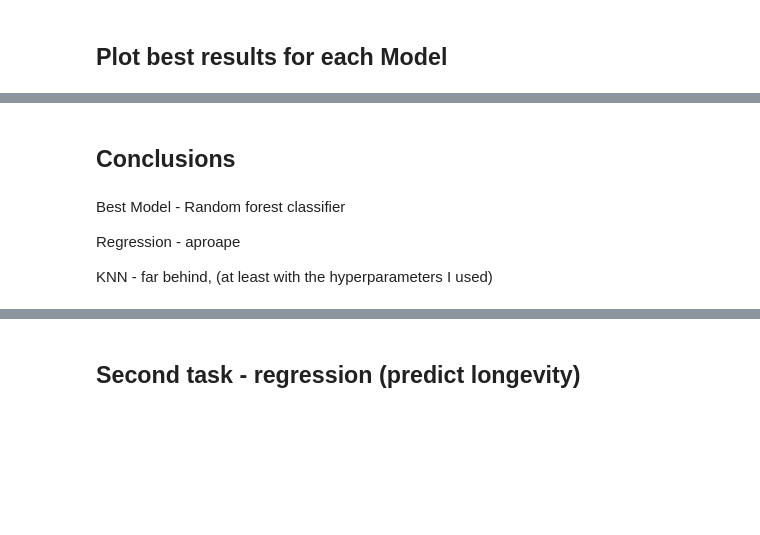
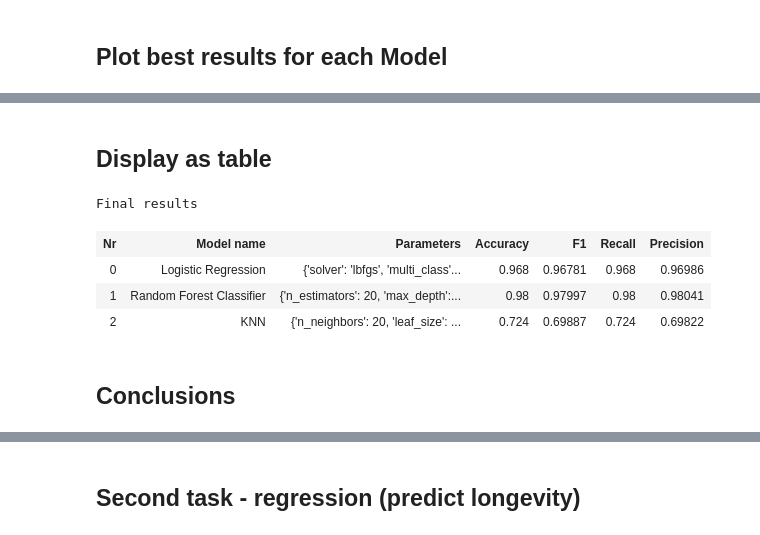
Before and after one commit to mdiannna/MachineLearningHomeworks, a Jupyter notebook: Homework1.ipynb, the cells around one changed output, grey strips where cells are left out. Saved outputs shown, nothing was run; the diff lists cells and outputs as text; code cells hidden in the pictures; blank space fills up the shorter version.

Commit message:
Added final results and some comments

```diff
--- a/Homework1.ipynb
+++ b/Homework1.ipynb
@@ -675,9 +734,39 @@ plt.show()
+# %% [markdown]
+## Display as table
+# %%
+
+# Build table header
+tableHeader = '<tr>'
+for item in ["Nr", "Model name", "Parameters", "Accuracy", "F1", "Recall", "Precision"]:
+    tableHeader += '<th>' + item  + '</th>'
+tableHeader += '</tr>'
+
+data_rows = ''
+nr = 0
+# best_model_indices = [0, 0, 0]
+
+for j in range(0, nr_models):
+    data_row = '<tr>'
+    data_row += '<td>' + str(nr) + '</td>'
+    data_row += '<td>' + model_names[j] + '</td>'
+    data_row += '<td>' + str(lp[j][best_model_indices[j]]) + '</td>'
+    data_row += '<td>' + str(float("{0:.5f}".format(accuracies[j]))) + '</td>'
+    data_row += '<td>' + str(float("{0:.5f}".format(f1s[j]))) + '</td>'
+    data_row += '<td>' + str(float("{0:.5f}".format(recalls[j]))) + '</td>'
+    data_row += '<td>' + str(float("{0:.5f}".format(precisions[j]))) + '</td>'
+    data_row += '</td>'
+    data_rows += data_row
+    nr += 1
+
+HTML_code = '<h1> Final results </h1>'
+HTML_code += '<table style="border: 1px solid black">'+tableHeader+ data_rows + '</table>'
+
+display(HTML(HTML_code))
+# %% [output]
+Final results
+| Nr | Model name | Parameters | Accuracy | F1 | Recall | Precision |
+| 0 | Logistic Regression | {'solver': 'lbfgs', 'multi_class'... | 0.968 | 0.96781 | 0.968 | 0.96986 |
+| 1 | Random Forest Classifier | {'n_estimators': 20, 'max_depth':... | 0.98 | 0.97997 | 0.98 | 0.98041 |
+| 2 | KNN | {'n_neighbors': 20, 'leaf_size': ... | 0.724 | 0.69887 | 0.724 | 0.69822 |
 # %% [markdown]
 ## Conclusions
-# %% [markdown]
-Best Model - Random forest classifier
-
-
-Regression - aproape
-
-KNN - far behind,  (at least with the hyperparameters I used)
```
Also changed, not shown: parts of 21 cells of this notebook.
